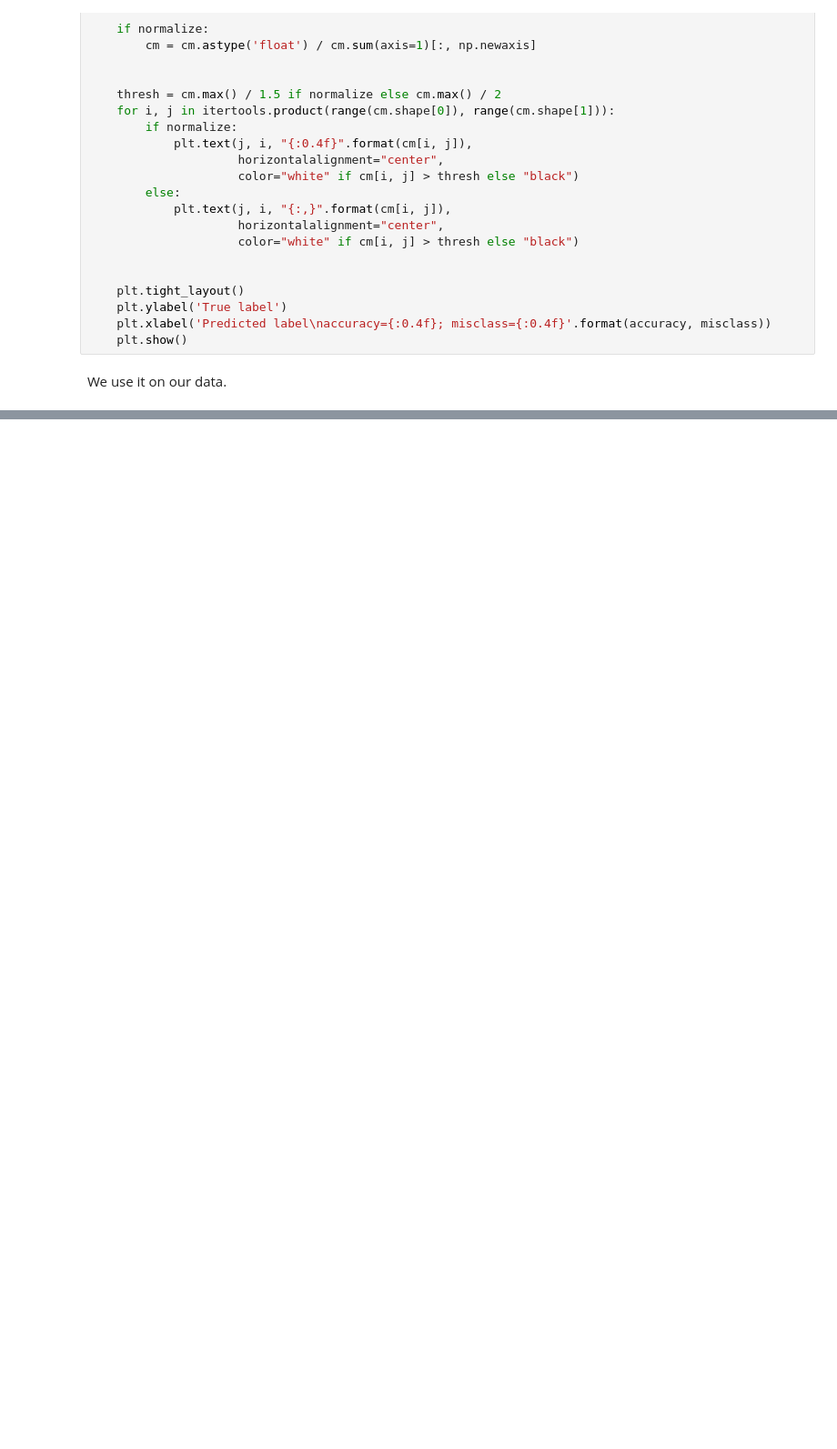
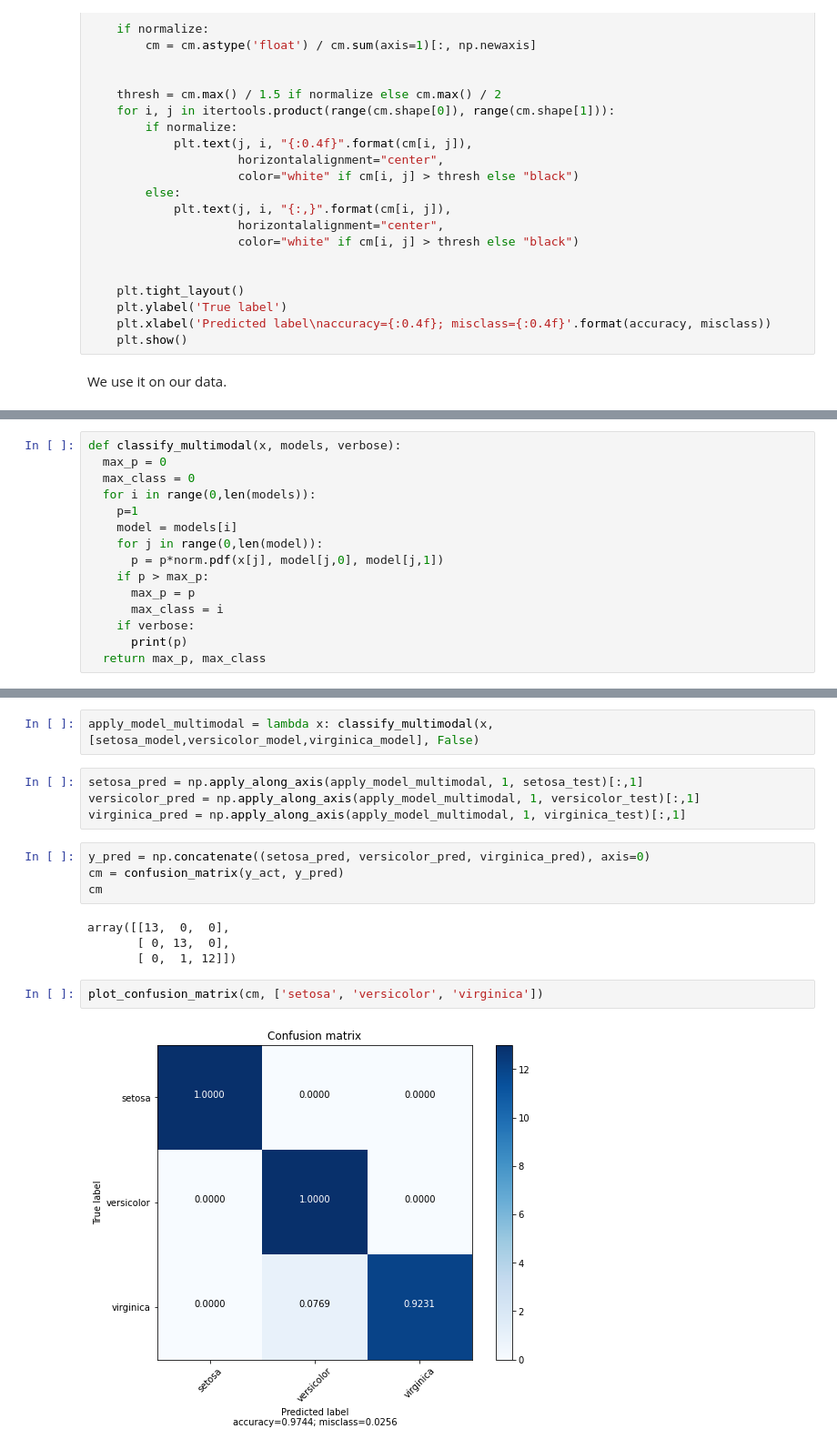
Before and after one commit to WelfLowe/ML4developers, a Jupyter notebook: 2–Naive_Bayes_algorithm.ipynb, the cells around one changed output, grey strips where cells are left out. Shown at 91% size. Drawn from its saved outputs; the diff is of its cells as text; blank space fills up the shorter version.

Commit message:
Added multimodal case

```diff
--- a/2–Naive_Bayes_algorithm.ipynb
+++ b/2–Naive_Bayes_algorithm.ipynb
@@ -316,0 +340,15 @@ plot_confusion_matrix(cm, ['setosa', 'versicolor', 'virginica'])
+# %%
+def classify_multimodal(x, models, verbose):
+  max_p = 0
+  max_class = 0
+  for i in range(0,len(models)):
+    p=1
+    model = models[i]
+    for j in range(0,len(model)):
+      p = p*norm.pdf(x[j], model[j,0], model[j,1])
+    if p > max_p:
+      max_p = p
+      max_class = i
+    if verbose:
+      print(p)
+  return max_p, max_class
@@ -316,0 +362,18 @@ plot_confusion_matrix(cm, ['setosa', 'versicolor', 'virginica'])
+# %%
+apply_model_multimodal = lambda x: classify_multimodal(x, [setosa_model,versicolor_model,virginica_model], False)
+# %%
+setosa_pred = np.apply_along_axis(apply_model_multimodal, 1, setosa_test)[:,1]
+versicolor_pred = np.apply_along_axis(apply_model_multimodal, 1, versicolor_test)[:,1]
+virginica_pred = np.apply_along_axis(apply_model_multimodal, 1, virginica_test)[:,1]
+# %%
+y_pred = np.concatenate((setosa_pred, versicolor_pred, virginica_pred), axis=0)
+cm = confusion_matrix(y_act, y_pred)
+cm
+# %% [output]
+array([[13,  0,  0],
+       [ 0, 13,  0],
+       [ 0,  1, 12]])
+# %%
+plot_confusion_matrix(cm, ['setosa', 'versicolor', 'virginica'])
+# %% [output]
+[figure, added]
```
Also changed, not shown: parts of 11 cells of this notebook.
